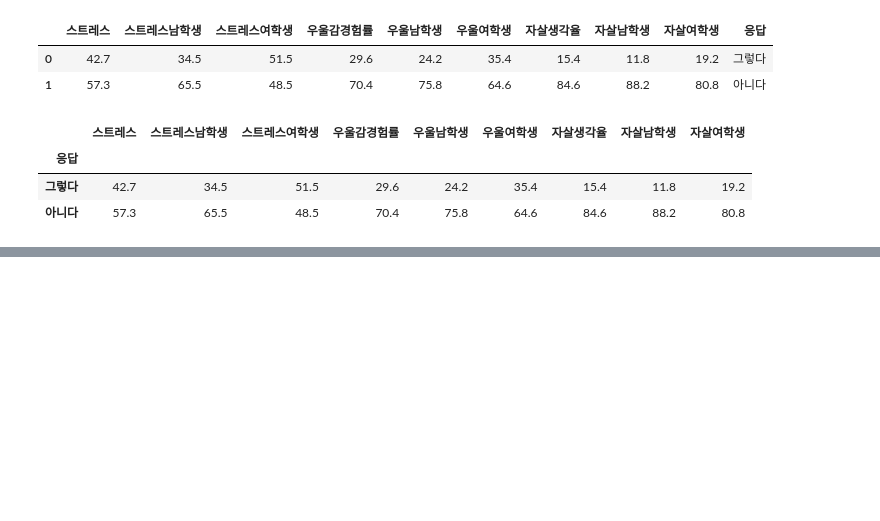
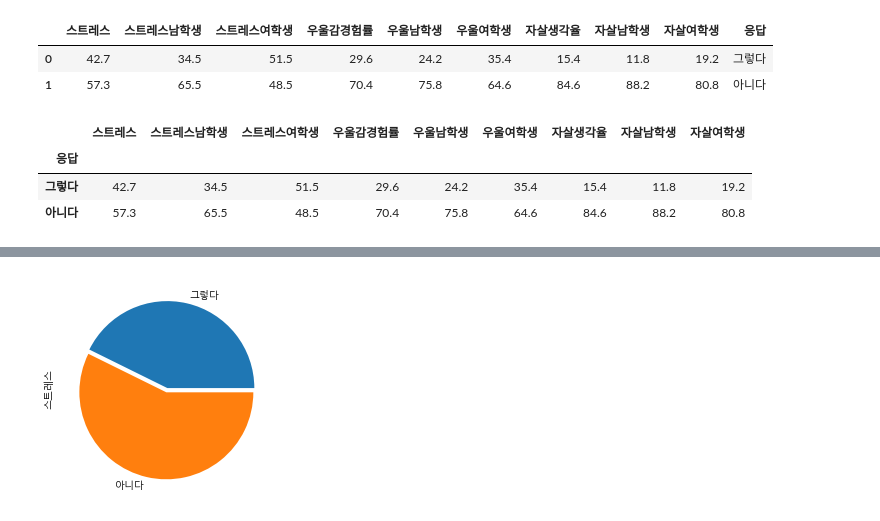
Before and after one commit to JAICHANGPARK/DataExperiment_Python, a Jupyter notebook: 05_seoul_teenager_stress/teenage_mental.ipynb, the cells around one changed output, grey strips where cells are left out. Saved outputs shown, nothing was run; the diff lists cells and outputs as text; code cells hidden in the pictures; blank space fills up the shorter version.

```diff
--- a/05_seoul_teenager_stress/teenage_mental.ipynb
+++ b/05_seoul_teenager_stress/teenage_mental.ipynb
@@ -57,0 +93,4 @@ raw_data
+# %%
+raw_data['스트레스'].plot.pie(explode=[0,0.05]);
+# %% [output]
+[figure, added]
```
Also changed, not shown: parts of 7 cells of this notebook, 2 other files.
